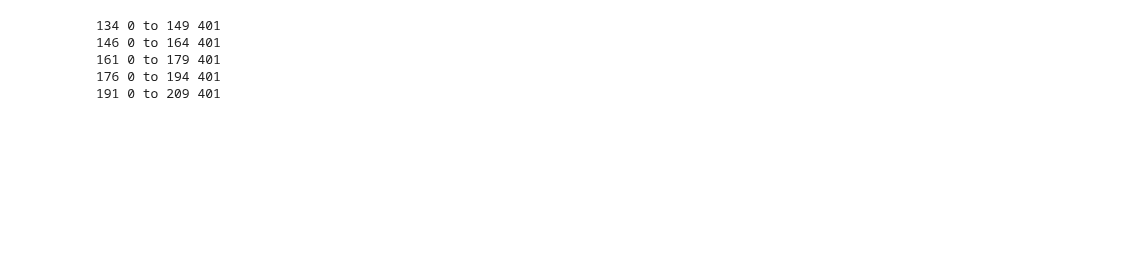
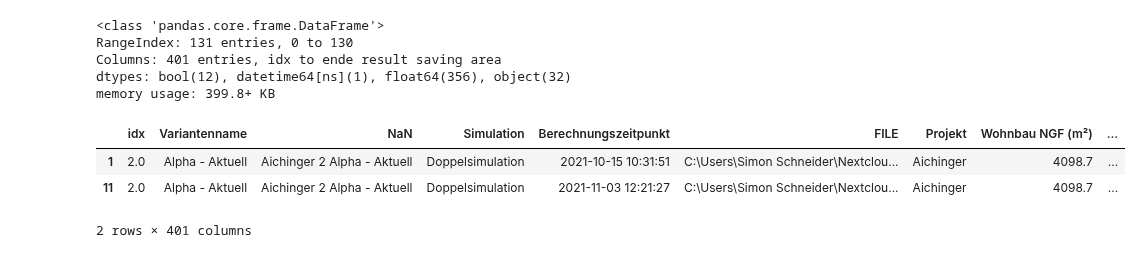
Before and after one commit to simonschaluppe/peexcel, a Jupyter notebook: peexcel/Analysis/ZQ_Austria.ipynb, the cells around one changed output. Drawn from its saved outputs; the diff is of its cells as text; code cells hidden in the pictures; blank space fills up the shorter version.

```diff
--- a/peexcel/Analysis/ZQ_Austria.ipynb
+++ b/peexcel/Analysis/ZQ_Austria.ipynb
@@ -10,28 +10,61 @@ import xlwings
 from utils import excel
 
 excel_paths = [
-    r"C:\Users\Simon Schneider\Nextcloud\EE\1_Forschung\2_Laufend\ZQ Austria\Quartiersdaten\PlusenergieExcel_Aichinger_211021.xlsb",
-    r"C:\Users\Simon Schneider\Nextcloud\EE\1_Forschung\2_Laufend\ZQ Austria\Quartiersdaten\PlusenergieExcel_AmBichl_211022.xlsb",
-    r"C:\Users\Simon Schneider\Nextcloud\EE\1_Forschung\2_Laufend\ZQ Austria\Quartiersdaten\PlusenergieExcel_Glan_211022.xlsb",
-    r"C:\Users\Simon Schneider\Nextcloud\EE\1_Forschung\2_Laufend\ZQ Austria\Quartiersdaten\PlusenergieExcel_Gneis_211022.xlsb",
-    r"C:\Users\Simon Schneider\Nextcloud\EE\1_Forschung\2_Laufend\ZQ Austria\Quartiersdaten\PlusenergieExcel_Graz_211022.xlsb",
-
+    r"C:\Users\Simon Schneider\Nextcloud\EE\1_Forschung\2_Laufend\ZQ Austria\Quartiersdaten\PlusenergieExcel_Aichinger_211105.xlsb",
+    r"C:\Users\Simon Schneider\Nextcloud\EE\1_Forschung\2_Laufend\ZQ Austria\Quartiersdaten\PlusenergieExcel_AmBichl_211105.xlsb",
+    r"C:\Users\Simon Schneider\Nextcloud\EE\1_Forschung\2_Laufend\ZQ Austria\Quartiersdaten\PlusenergieExcel_Glan_211105.xlsb",
+    r"C:\Users\Simon Schneider\Nextcloud\EE\1_Forschung\2_Laufend\ZQ Austria\Quartiersdaten\PlusenergieExcel_Gneis_211105.xlsb",
+    r"C:\Users\Simon Schneider\Nextcloud\EE\1_Forschung\2_Laufend\ZQ Austria\Quartiersdaten\PlusenergieExcel_Graz_211105.xlsb",
+    r"C:\Users\Simon Schneider\Nextcloud\EE\1_Forschung\2_Laufend\ZQ Austria\Quartiersdaten\PlusenergieExcel_Pilzgasse_211105.xlsb",
 ]
 
 paths = [Path(ep) for ep in excel_paths]
 
-aggregation_excel_path = Path(r"C:\Users\Simon Schneider\Nextcloud\EE\1_Forschung\2_Laufend\ZQ Austria\Quartiersdaten\Quartiersvergleich211027.xlsm")
+aggregation_excel_path = Path(
+    r"C:\Users\Simon Schneider\Nextcloud\EE\1_Forschung\2_Laufend\ZQ Austria\Quartiersdaten\Quartiersvergleich211108.xlsm")
+aggregation_sheet = "PEExcel Import"
 # %%
-for path in paths:
-    excel.append_variations_to_aggregation_sheet(
-        peexcel_path=path,
-        agg_book_path=aggregation_excel_path,
-        agg_sheet_name="PEExcel Import",
-        close_after=True
-    )
+# for path in paths:
+#     excel.append_variations_to_aggregation_sheet(
+#         peexcel_path=path,
+#         agg_book_path=aggregation_excel_path,
+#         agg_sheet_name=aggregation_sheet,
+#         close_after=True
+#     )
-# %% [output]
-134 0 to 149 401
-146 0 to 164 401
-161 0 to 179 401
-176 0 to 194 401
-191 0 to 209 401
+# %%
+import pandas as pd
+aggbook = xlwings.Book(aggregation_excel_path)
+
+def varianten(
+        book:xlwings.Book,
+        aggregation_sheet:str,
+        rowstart=2,
+        rowstop=134,
+        colstop=401
+) -> pd.DataFrame:
+
+    vars = book.sheets[aggregation_sheet]
+    range = vars[rowstart:rowstop, :colstop]
+    df = range.options(pd.DataFrame, index=False).value
+    return df
+
+df = varianten(aggbook, aggregation_sheet)
+df.info()
+# %% [output]
+<class 'pandas.core.frame.DataFrame'>
+RangeIndex: 131 entries, 0 to 130
+Columns: 401 entries, idx to ende result saving area
+dtypes: bool(12), datetime64[ns](1), float64(356), object(32)
+memory usage: 399.8+ KB
+# %%
+# find a certain variation from the list
+
+df[
+    (df["Variantenname"]=="Alpha - Aktuell") &
+    (df["Projekt"]=="Aichinger")
+]
+# %% [output]
+|  | idx | Variantenname | NaN | Simulation | Berechnungszeitpunkt | FILE | Projekt | Wohnbau NGF (m²) | ... |
+| 1 | 2.0 | Alpha - Aktuell | Aichinger 2 Alpha - Aktuell | Doppelsimulation | 2021-10-15 10:31:51 | C:\Users\Simon Schneider\Nextclou... | Aichinger | 4098.7 | ... |
+| 11 | 2.0 | Alpha - Aktuell | Aichinger 2 Alpha - Aktuell | Doppelsimulation | 2021-11-03 12:21:27 | C:\Users\Simon Schneider\Nextclou... | Aichinger | 4098.7 | ... |
+2 rows × 401 columns
```
Also changed, not shown: parts of 29 cells of this notebook, 11 other files.
